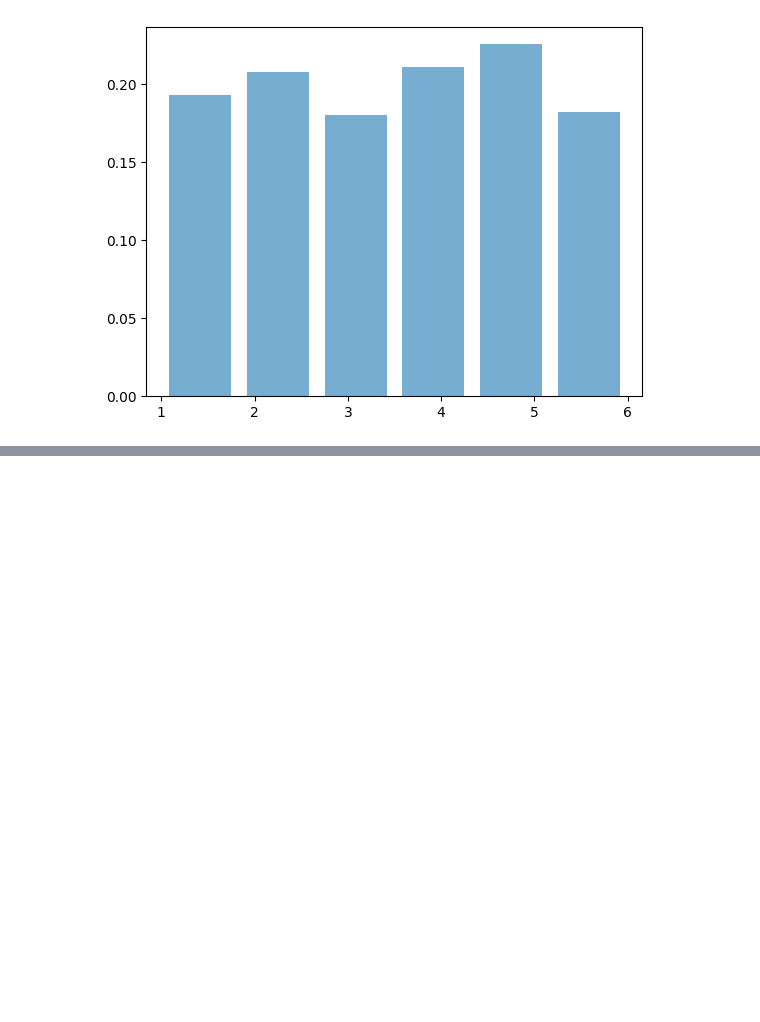
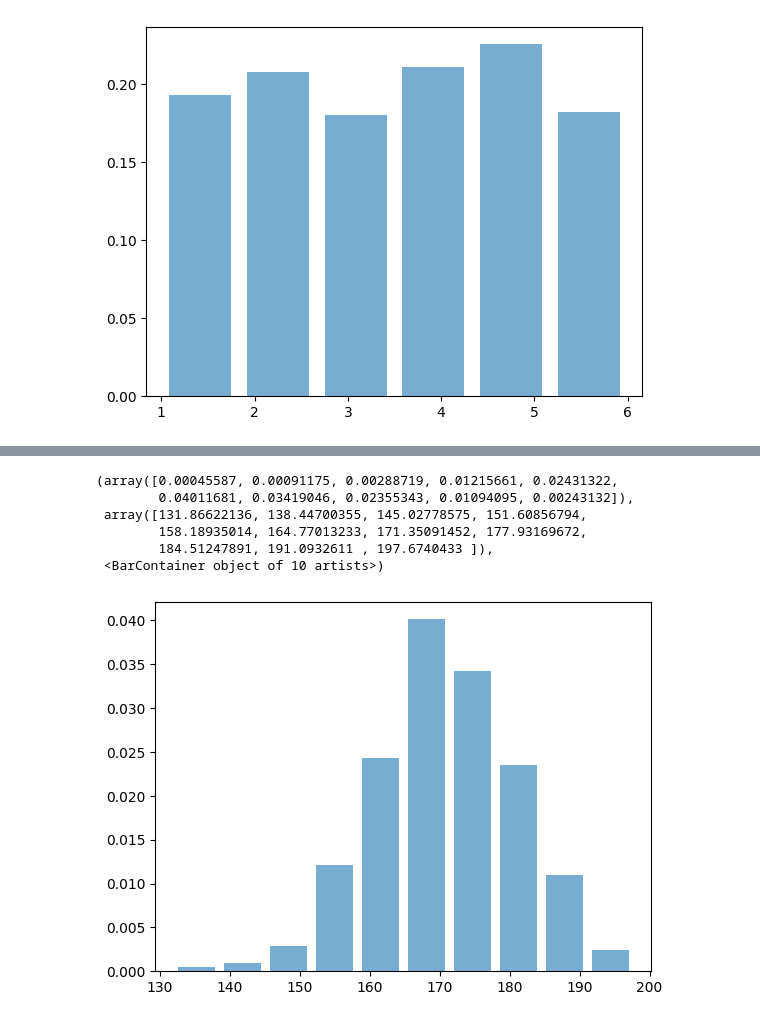
Before and after one commit to ARYANPATEL-BIT/learn-Pandas, a Jupyter notebook: matlotlibi_1.ipynb, the cells around one changed output, grey strips where cells are left out. Saved outputs shown, nothing was run; the diff lists cells and outputs as text; code cells hidden in the pictures; blank space fills up the shorter version.

```diff
--- a/matlotlibi_1.ipynb
+++ b/matlotlibi_1.ipynb
@@ -243,3 +245,6 @@ plt.hist( d, bins = 6, density = True, alpha = 0.6, rwidth = 0.8)
 plt.show()
 # %% [output]
 [figure]
+# %%
+a = np.random.normal(loc=170, scale=10, size=1000)
+a
@@ -245,0 +269,10 @@ plt.show()
+# %%
+plt.hist(a, density = True, alpha=0.6, rwidth=0.8)
+# %% [output]
+(array([0.00045587, 0.00091175, 0.00288719, 0.01215661, 0.02431322,
+        0.04011681, 0.03419046, 0.02355343, 0.01094095, 0.00243132]),
+ array([131.86622136, 138.44700355, 145.02778575, 151.60856794,
+        158.18935014, 164.77013233, 171.35091452, 177.93169672,
+        184.51247891, 191.0932611 , 197.6740433 ]),
+ <BarContainer object of 10 artists>)
+[figure, added]
```
Also changed, not shown: parts of 3 cells of this notebook.
